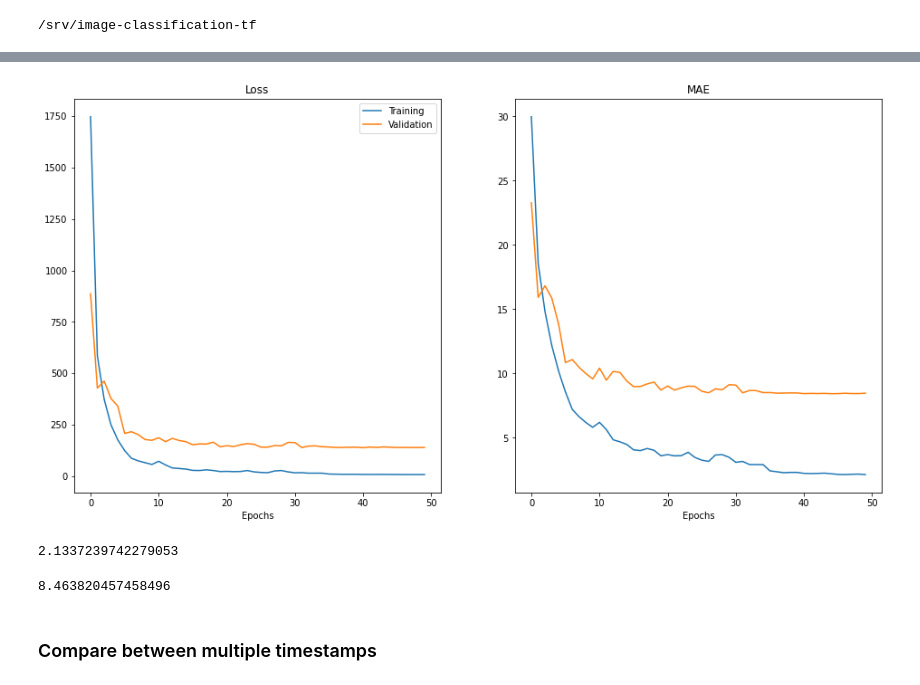
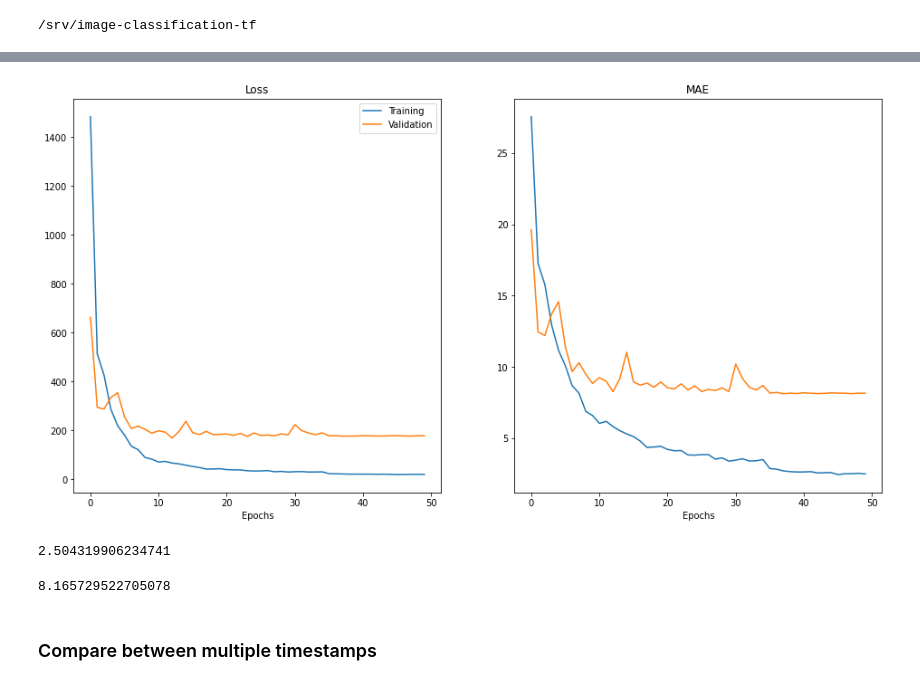
Before and after one commit to MiriamCobo/BrainGut-WineUp, a Jupyter notebook: notebooks/2.0-Model_training.ipynb, the cells around one changed output, grey strips where cells are left out. Drawn from its saved outputs; the diff is of its cells as text; code cells hidden in the pictures.

Commit message:
Vasos predictions in regression neural network

```diff
--- a/notebooks/2.0-Model_training.ipynb
+++ b/notebooks/2.0-Model_training.ipynb
@@ -57,7 +57,7 @@ import numpy as np
 from imgclas import paths, plot_utils
 
 # User parameters to set
-TIMESTAMP = '2021-10-26_Lab_All_Copas_All_reg'             # timestamp of the model
+TIMESTAMP = '2021-10-27_Lab_All_Vasos_All_reg'             # timestamp of the model
 
 # Set the timestamp
 paths.timestamp = TIMESTAMP
@@ -83,12 +83,12 @@ Total training time: 13:16:30
-[figure, old version]
+[figure, new version]
 # %%
 stats['mean_absolute_error'][-1] # accuracy last epoch train
 # %% [output]
-2.1337239742279053
+2.504319906234741
 # %%
 stats['val_mean_absolute_error'][-1] # acc last epoch val
 # %% [output]
-8.463820457458496
+8.165729522705078
 # %% [markdown]
 ### Compare between multiple timestamps
 # %%
```
Also changed, not shown: parts of 3 cells of this notebook, 12 other files.
